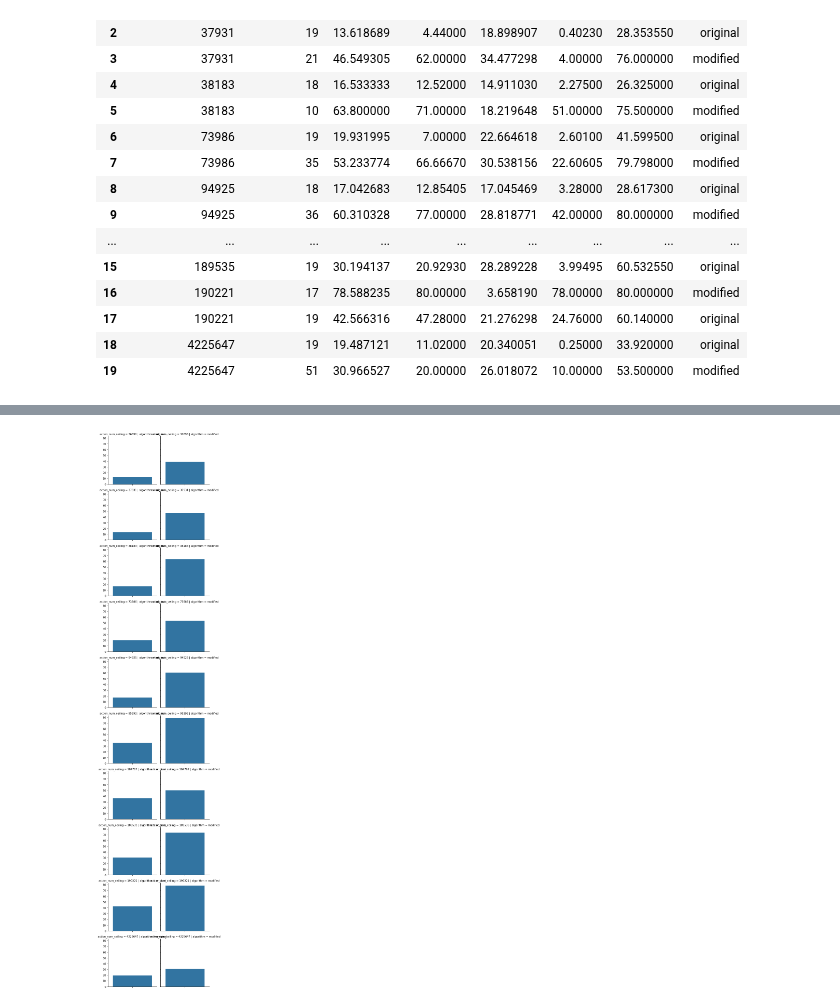
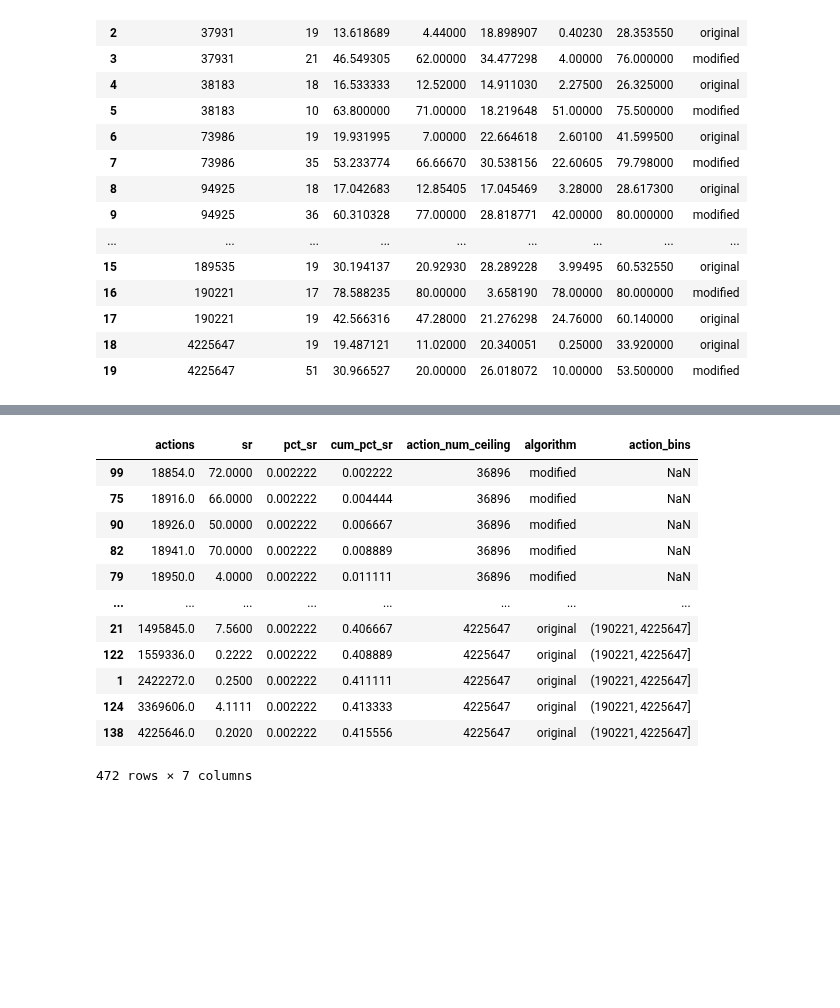
Before and after one commit to PandulaP/RL_Research, a Jupyter notebook: Pb_policy_iteration/cart_pole_modified_env/modified_algo_analysis/mod_vs_original_algo_experiments/evaluation_results.ipynb, the cells around one changed output, grey strips where cells are left out. Saved outputs shown, nothing was run; the diff lists cells and outputs as text; code cells hidden in the pictures; blank space fills up the shorter version.

```diff
--- a/Pb_policy_iteration/cart_pole_modified_env/modified_algo_analysis/mod_vs_original_algo_experiments/evaluation_results.ipynb
+++ b/Pb_policy_iteration/cart_pole_modified_env/modified_algo_analysis/mod_vs_original_algo_experiments/evaluation_results.ipynb
@@ -459,6 +451,0 @@ plt.tight_layout()
-# %%
-g = sns.FacetGrid(summary_final, row ='action_num_ceiling', col = 'algorithm')
-g.map_dataframe(sns.barplot, y = 'avg_sr', hue = 'algorithm')
-plt.tight_layout()
-# %% [output]
-[figure, removed]
@@ -464,0 +455,18 @@ plt.tight_layout()
+# %%
+action_sr_pairs_df_final = pd.concat([action_sr_pairs_modified_df,action_sr_pairs_original_df])
+action_sr_pairs_df_final.sort_values('actions',inplace=True)
+action_sr_pairs_df_final
+# %% [output]
+|  | actions | sr | pct_sr | cum_pct_sr | action_num_ceiling | algorithm | action_bins |
+| 99 | 18854.0 | 72.0000 | 0.002222 | 0.002222 | 36896 | modified | NaN |
+| 75 | 18916.0 | 66.0000 | 0.002222 | 0.004444 | 36896 | modified | NaN |
+| 90 | 18926.0 | 50.0000 | 0.002222 | 0.006667 | 36896 | modified | NaN |
+| 82 | 18941.0 | 70.0000 | 0.002222 | 0.008889 | 36896 | modified | NaN |
+| 79 | 18950.0 | 4.0000 | 0.002222 | 0.011111 | 36896 | modified | NaN |
+| ... | ... | ... | ... | ... | ... | ... | ... |
+| 21 | 1495845.0 | 7.5600 | 0.002222 | 0.406667 | 4225647 | original | (190221, 4225647] |
+| 122 | 1559336.0 | 0.2222 | 0.002222 | 0.408889 | 4225647 | original | (190221, 4225647] |
+| 1 | 2422272.0 | 0.2500 | 0.002222 | 0.411111 | 4225647 | original | (190221, 4225647] |
+| 124 | 3369606.0 | 4.1111 | 0.002222 | 0.413333 | 4225647 | original | (190221, 4225647] |
+| 138 | 4225646.0 | 0.2020 | 0.002222 | 0.415556 | 4225647 | original | (190221, 4225647] |
+472 rows × 7 columns
```
Also changed, not shown: parts of 3 cells of this notebook.
